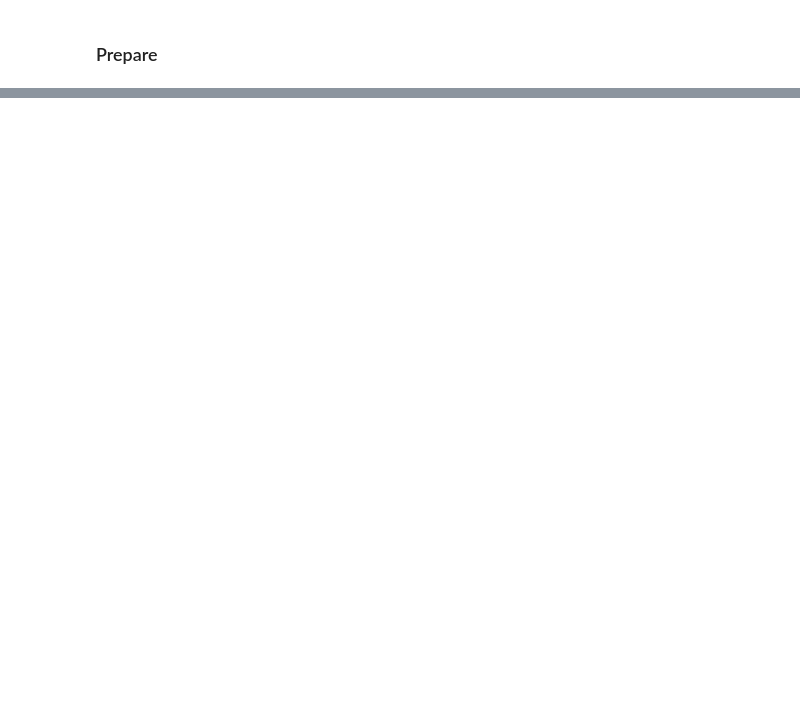
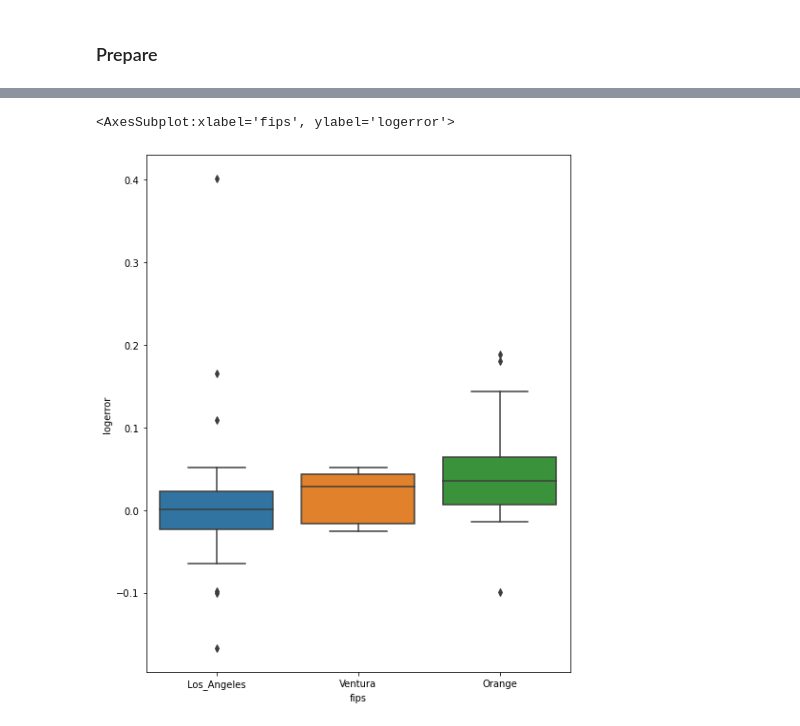
Before and after one commit to lochlynlaskowski/clustering-exercises, a Jupyter notebook: explore_zillow.ipynb, the cells around one changed output, grey strips where cells are left out. Drawn from its saved outputs; the diff is of its cells as text; code cells hidden in the pictures; blank space fills up the shorter version.

```diff
--- a/explore_zillow.ipynb
+++ b/explore_zillow.ipynb
@@ -64,0 +122,6 @@ train.shape, validate.shape, test.shape
+# %%
+plt.figure(figsize=(8,10))
+sns.boxplot(x=train.fips.sample(1000), y=train.logerror.sample(1000))
+# %% [output]
+<AxesSubplot:xlabel='fips', ylabel='logerror'>
+[figure, added]
```
Also changed, not shown: parts of 44 cells of this notebook, 3 other files.
